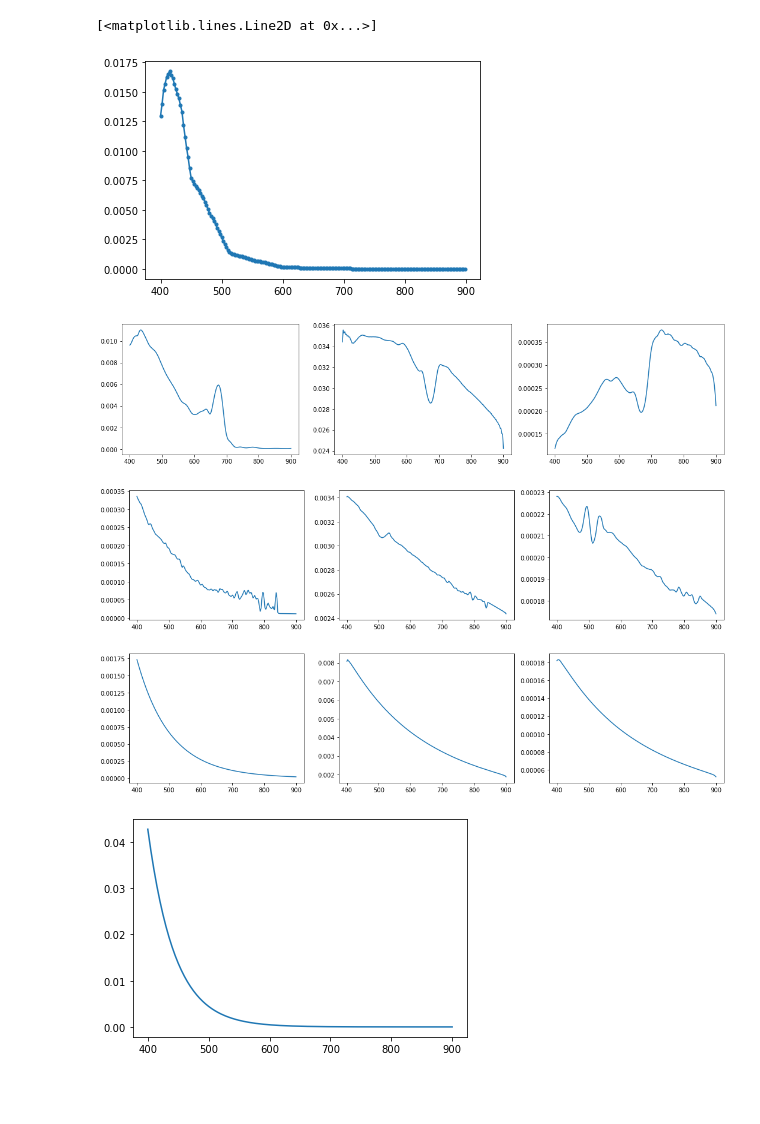
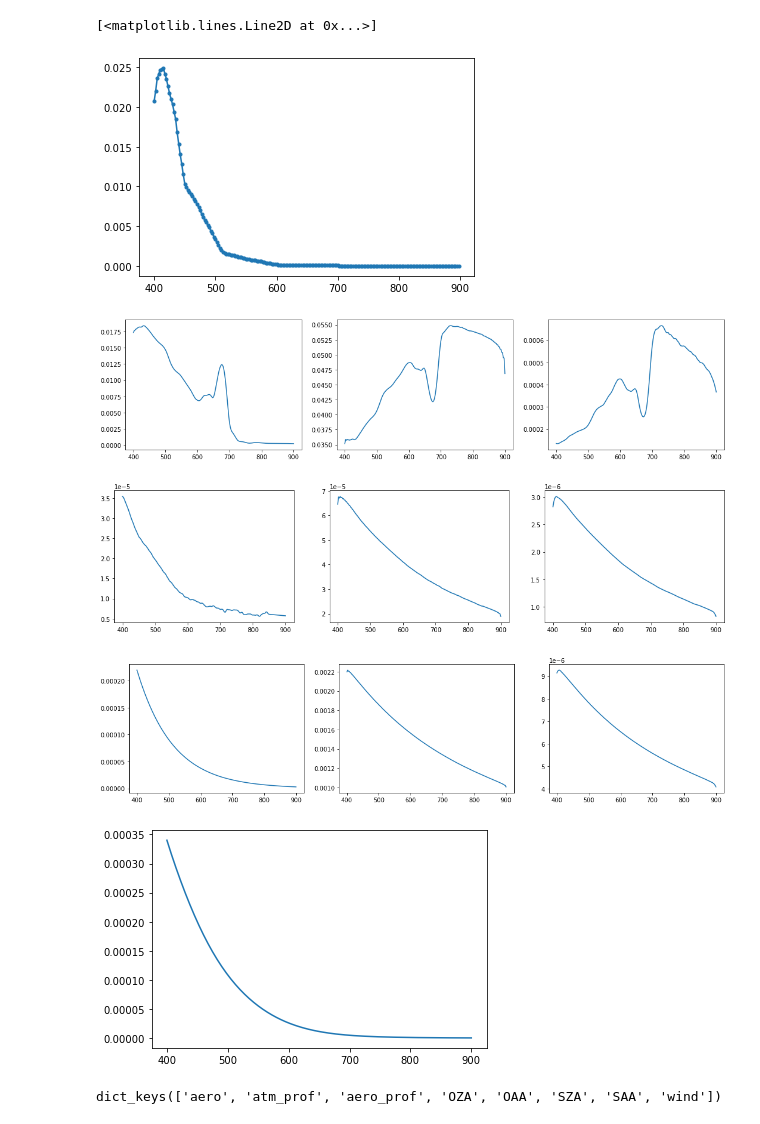
Before and after one commit to JAKravitz/SWIPE_HE, a Jupyter notebook: plot_rrs.ipynb, the cells around one changed output. Saved outputs shown, nothing was run; the diff lists cells and outputs as text; code cells hidden in the pictures; blank space fills up the shorter version.

```diff
--- a/plot_rrs.ipynb
+++ b/plot_rrs.ipynb
@@ -91,5 +92,6 @@ print(files)
 # %%
-file = 'MI_case1V1_gsx5hmx87t.txt'
+# file = 'MI_case1V2_h7zdsu6omm.txt'
+file = files[1]
 rrsheader = ['in air', 'Rrs']
 line_num = 0
 rrs_list = []
@@ -138,7 +140,11 @@ with open(path, 'rb') as fp:
 print ('chl: {}'.format(data['Phyto']['TotChl']))
 print ('min: {}'.format(data['Min']['Tot_conc']))
 print ('det: {}'.format(data['Det']['Tot_conc']))
-print ('ag: {}'.format(data['CDOM']['ag440'][0]))
+print ('ag: {}'.format(data['CDOM']['ag440']))
+print ('depth: {}'.format(data['Depth']['Dmax']))
+print ('SZA: {}'.format(data['Atm']['SZA']))
+print ('SAA: {}'.format(data['Atm']['SAA']))
+print ('wind: {}'.format(data['Atm']['wind']))
 
 # plot nap
 wv = np.arange(400,902.5,2.5)
@@ -169,6 +179,10 @@ ag: 0.016322925637148007
 [<matplotlib.lines.Line2D at 0x...>]
-[figure, old version]
+[figure, new version]
-[figure, old version]
+[figure, new version]
-[figure, old version]
+[figure, new version]
-[figure, old version]
+[figure, new version]
-[figure, old version]
+[figure, new version]
+# %%
+data['Atm'].keys()
+# %% [output]
+dict_keys(['aero', 'atm_prof', 'aero_prof', 'OZA', 'OAA', 'SZA', 'SAA', 'wind'])
```
Also changed, not shown: parts of 6 cells of this notebook, 6 other files.
